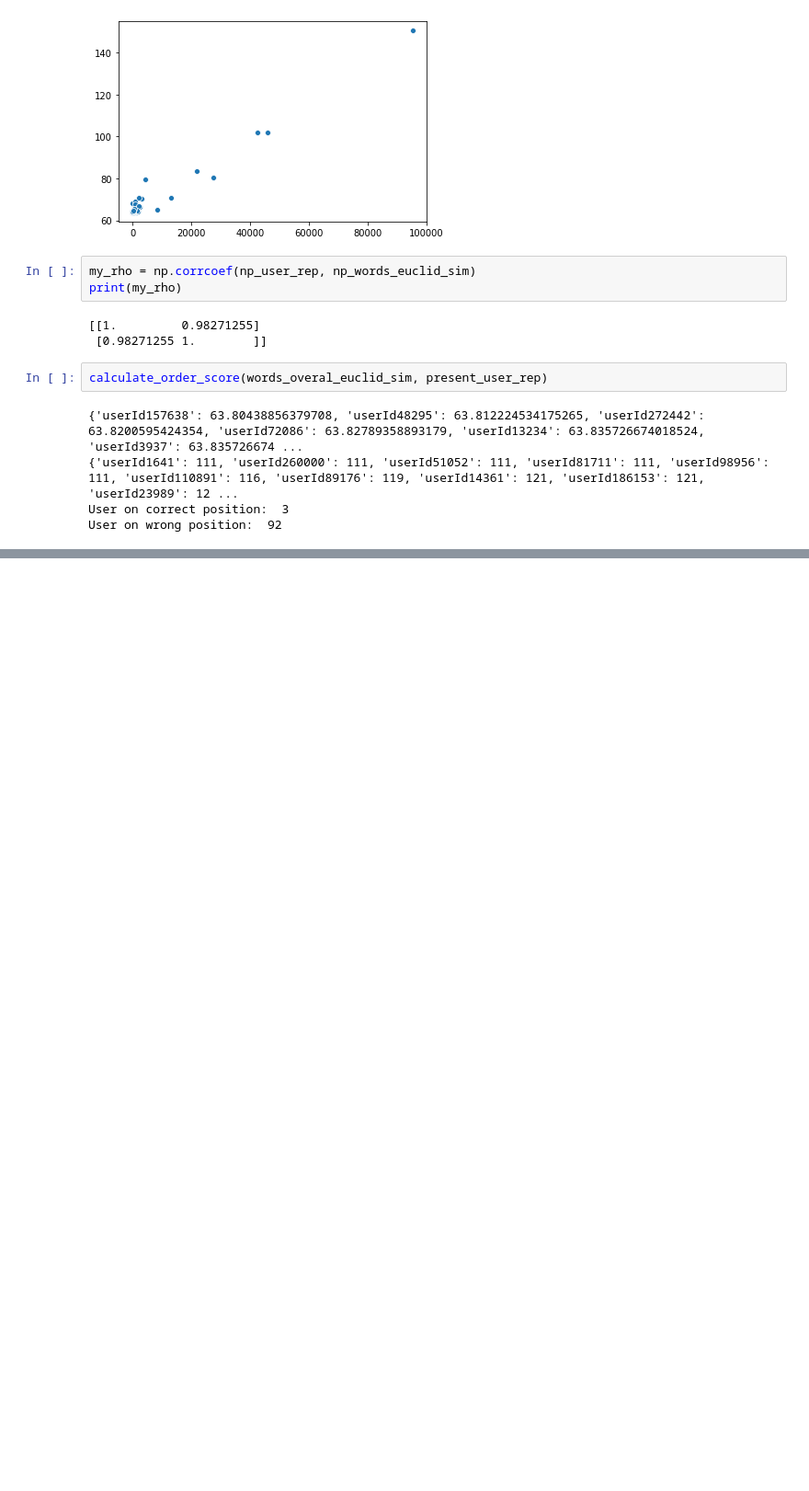
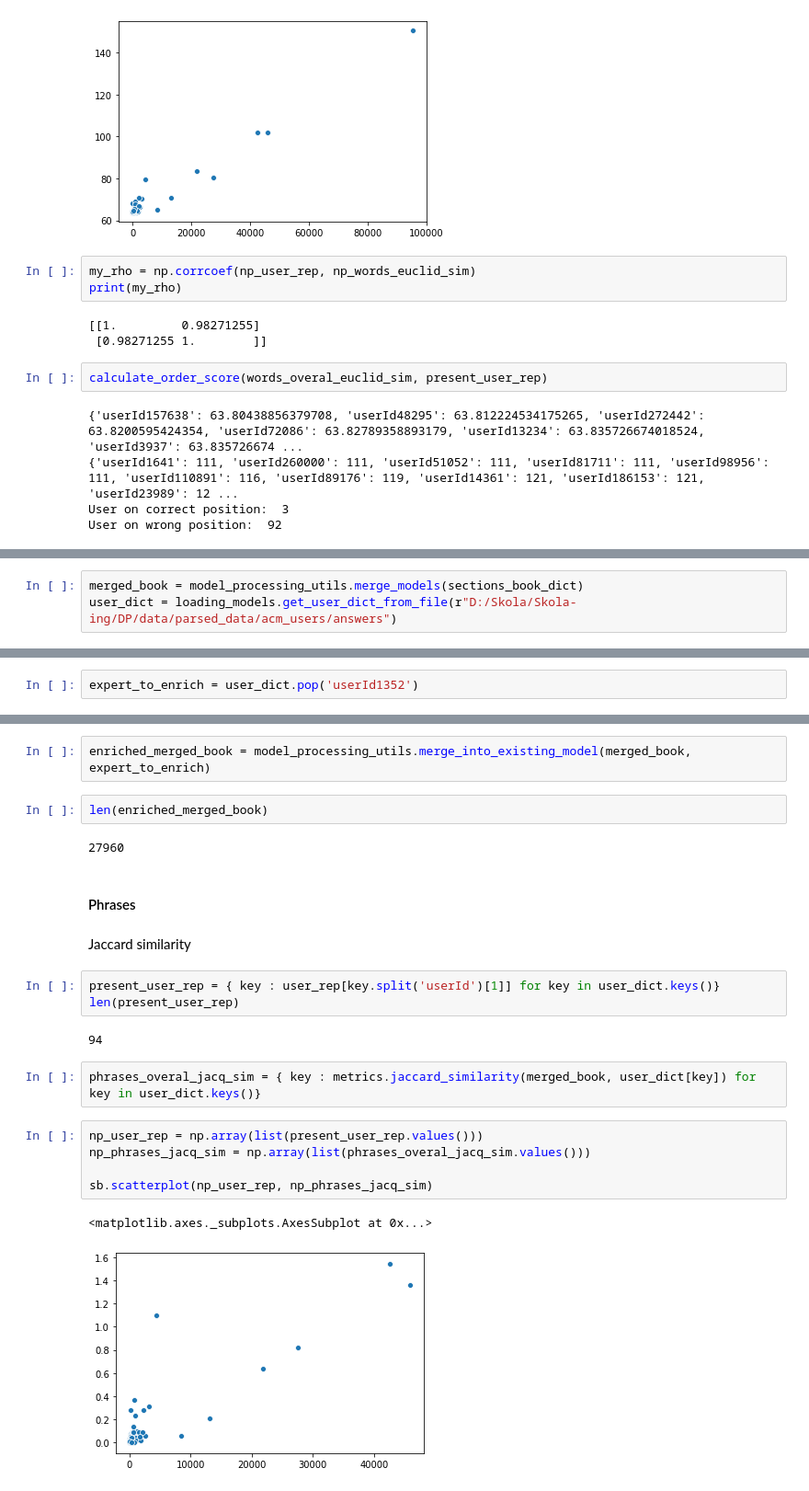
Before and after one commit to Denissovan/DP-user_parsing, a Jupyter notebook: SE_parsing.ipynb, the cells around one changed output, grey strips where cells are left out. Shown at 92% size. Drawn from its saved outputs; the diff is of its cells as text; blank space fills up the shorter version.

Commit message:
added expert user enrichment to the model

```diff
--- a/SE_parsing.ipynb
+++ b/SE_parsing.ipynb
@@ -1008,0 +1016,3 @@ User on wrong position:  92
+# %%
+merged_book = model_processing_utils.merge_models(sections_book_dict)
+user_dict = loading_models.get_user_dict_from_file(r"D:/Skola/Skola-ing/DP/data/parsed_data/acm_users/answers")
@@ -1008,0 +1021,2 @@ User on wrong position:  92
+# %%
+expert_to_enrich = user_dict.pop('userId1352')
@@ -1008,0 +1031,25 @@ User on wrong position:  92
+# %%
+enriched_merged_book = model_processing_utils.merge_into_existing_model(merged_book, expert_to_enrich)
+# %%
+len(enriched_merged_book)
+# %% [output]
+27960
+# %% [markdown]
+#### Phrases
+# %% [markdown]
+Jaccard similarity
+# %%
+present_user_rep = { key : user_rep[key.split('userId')[1]] for key in user_dict.keys()}
+len(present_user_rep)
+# %% [output]
+94
+# %%
+phrases_overal_jacq_sim = { key : metrics.jaccard_similarity(merged_book, user_dict[key]) for key in user_dict.keys()}
+# %%
+np_user_rep = np.array(list(present_user_rep.values()))
+np_phrases_jacq_sim = np.array(list(phrases_overal_jacq_sim.values()))
+
+sb.scatterplot(np_user_rep, np_phrases_jacq_sim)
+# %% [output]
+<matplotlib.axes._subplots.AxesSubplot at 0x...>
+[figure, added]
```
Also changed, not shown: parts of 78 cells of this notebook.
